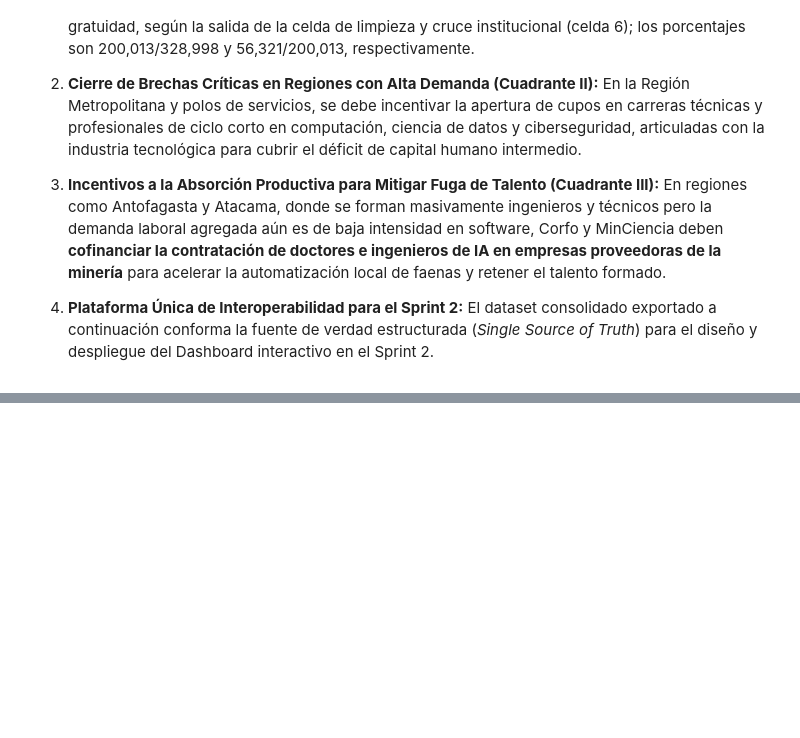
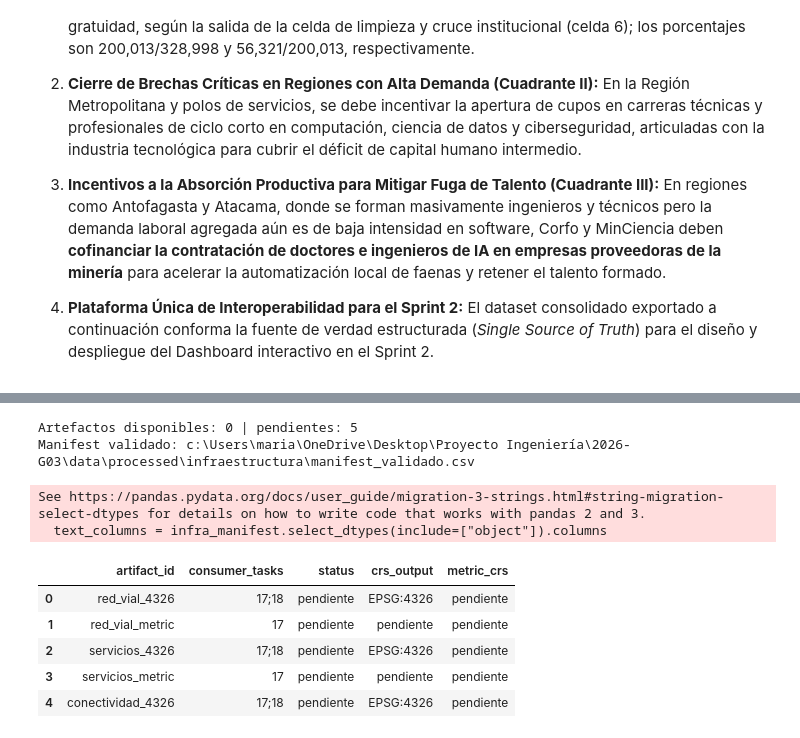
Before and after one commit to YnnySA/match-regional-ia-chile, a Jupyter notebook: notebooks/sprint1_match_ia_regional.ipynb, the cells around one changed output, grey strips where cells are left out. Cells and saved outputs as stored; diff of their text form; code cells hidden in the pictures; blank space fills up the shorter version.

```diff
--- a/notebooks/sprint1_match_ia_regional.ipynb
+++ b/notebooks/sprint1_match_ia_regional.ipynb
@@ -1313,0 +1320,67 @@ CIERRE EXITOSO SPRINT 1: DATASET MAESTRO MATCH-IA REGIONAL
+# %%
+# =============================================================================
+# SECCIÓN 10: PREPARACIÓN Y VALIDACIÓN DE INFRAESTRUCTURA
+# =============================================================================
+INFRA_DIR = DATA_DIR / "infraestructura"
+INFRA_MANIFEST_PATH = INFRA_DIR / "manifest.csv"
+INFRA_OUTPUT_DIR = PROCESSED_DIR / "infraestructura"
+INFRA_OUTPUT_DIR.mkdir(parents=True, exist_ok=True)
+
+if not INFRA_MANIFEST_PATH.exists():
+    raise FileNotFoundError(f"Manifest de infraestructura no encontrado: {INFRA_MANIFEST_PATH}")
+
+infra_manifest = pd.read_csv(INFRA_MANIFEST_PATH, encoding="utf-8")
+required_manifest_columns = {
+    "artifact_id", "consumer_tasks", "source_id", "source_cutoff",
+    "source_hash", "crs_input", "crs_output", "metric_crs",
+    "row_count", "status", "contract"
+}
+missing_manifest_columns = required_manifest_columns.difference(infra_manifest.columns)
+if missing_manifest_columns:
+    raise ValueError(f"Manifest incompleto; faltan columnas: {sorted(missing_manifest_columns)}")
+
+valid_statuses = {"disponible", "pendiente", "error"}
+invalid_statuses = set(infra_manifest["status"].dropna()) - valid_statuses
+if invalid_statuses:
+    raise ValueError(f"Estados no permitidos en el manifest: {sorted(invalid_statuses)}")
+
+critical_columns = ["artifact_id", "source_id", "status", "contract"]
+if infra_manifest[critical_columns].isnull().any().any():
+    raise ValueError("El manifest contiene nulos en columnas críticas")
+if infra_manifest["artifact_id"].duplicated().any():
+    raise ValueError("El manifest contiene artifact_id duplicados")
+
+text_columns = infra_manifest.select_dtypes(include=["object"]).columns
+mojibake_tokens = ("\ufffd", "Ã", "Â")
+mojibake_cells = [
+    (column, index)
+    for column in text_columns
+    for index, value in infra_manifest[column].items()
+    if isinstance(value, str) and any(token in value for token in mojibake_tokens)
+]
+if mojibake_cells:
+    raise ValueError(f"Señales de mojibake en manifest: {mojibake_cells[:5]}")
+
+available = infra_manifest[infra_manifest["status"] == "disponible"].copy()
+pending = infra_manifest[infra_manifest["status"] == "pendiente"].copy()
+if not available.empty:
+    required_available = ["source_hash", "crs_output", "row_count"]
+    if available[required_available].isnull().any().any():
+        raise ValueError("Un artefacto disponible no tiene hash, CRS o filas")
+
+validated_manifest_path = INFRA_OUTPUT_DIR / "manifest_validado.csv"
+infra_manifest.to_csv(validated_manifest_path, index=False, encoding="utf-8")
+print(f"Artefactos disponibles: {len(available)} | pendientes: {len(pending)}")
+print(f"Manifest validado: {validated_manifest_path}")
+display(infra_manifest[["artifact_id", "consumer_tasks", "status", "crs_output", "metric_crs"]])
+# %% [output]
+Artefactos disponibles: 0 | pendientes: 5
+Manifest validado: c:\Users\maria\OneDrive\Desktop\Proyecto Ingeniería\2026-G03\data\processed\infraestructura\manifest_validado.csv
+See https://pandas.pydata.org/docs/user_guide/migration-3-strings.html#string-migration-select-dtypes for details on how to write code that works with pandas 2 and 3.
+  text_columns = infra_manifest.select_dtypes(include=["object"]).columns
+|  | artifact_id | consumer_tasks | status | crs_output | metric_crs |
+| 0 | red_vial_4326 | 17;18 | pendiente | EPSG:4326 | pendiente |
+| 1 | red_vial_metric | 17 | pendiente | pendiente | pendiente |
+| 2 | servicios_4326 | 17;18 | pendiente | EPSG:4326 | pendiente |
+| 3 | servicios_metric | 17 | pendiente | pendiente | pendiente |
+| 4 | conectividad_4326 | 17;18 | pendiente | EPSG:4326 | pendiente |
```
Also changed, not shown: parts of 6 cells of this notebook, 5 other files.
